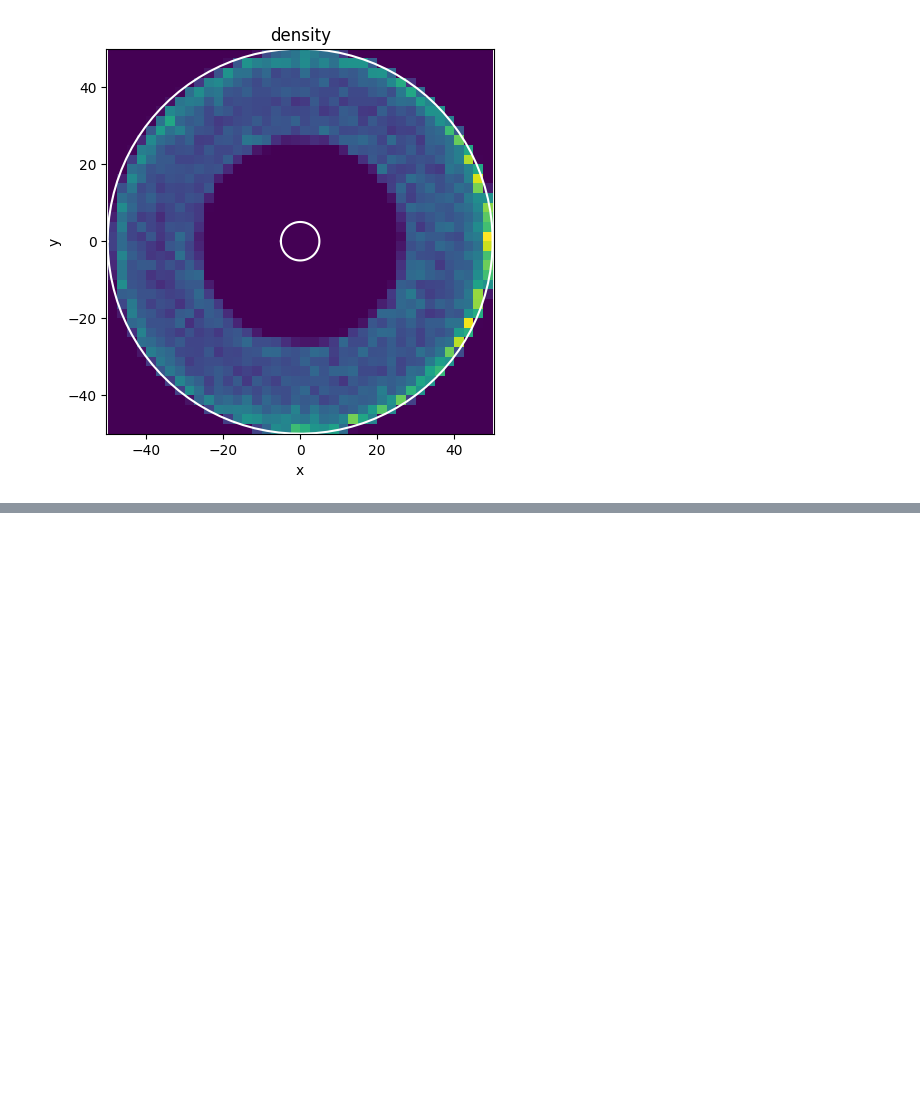
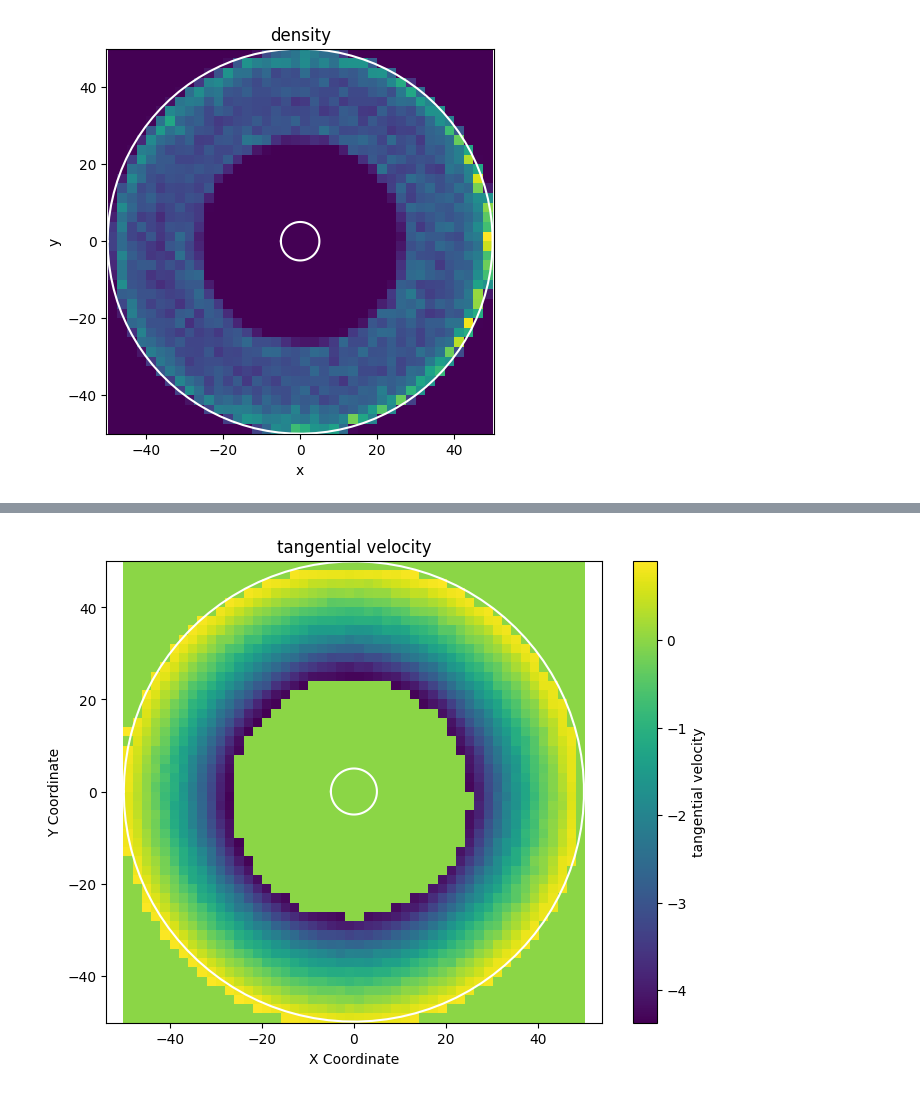
Before and after one commit to dzinty/microswimmers, a Jupyter notebook: scan.ipynb, the cells around one changed output, grey strips where cells are left out. Cells and saved outputs as stored; diff of their text form; code cells hidden in the pictures; blank space fills up the shorter version.

```diff
--- a/scan.ipynb
+++ b/scan.ipynb
@@ -94,0 +107,4 @@ plt.show()
+# %%
+plot_function(coords[:,:2], v_phi, grid_size = 50, custom_name = "tangential velocity")
+# %% [output]
+[figure, added]
```
Also changed, not shown: parts of 5 cells of this notebook.
